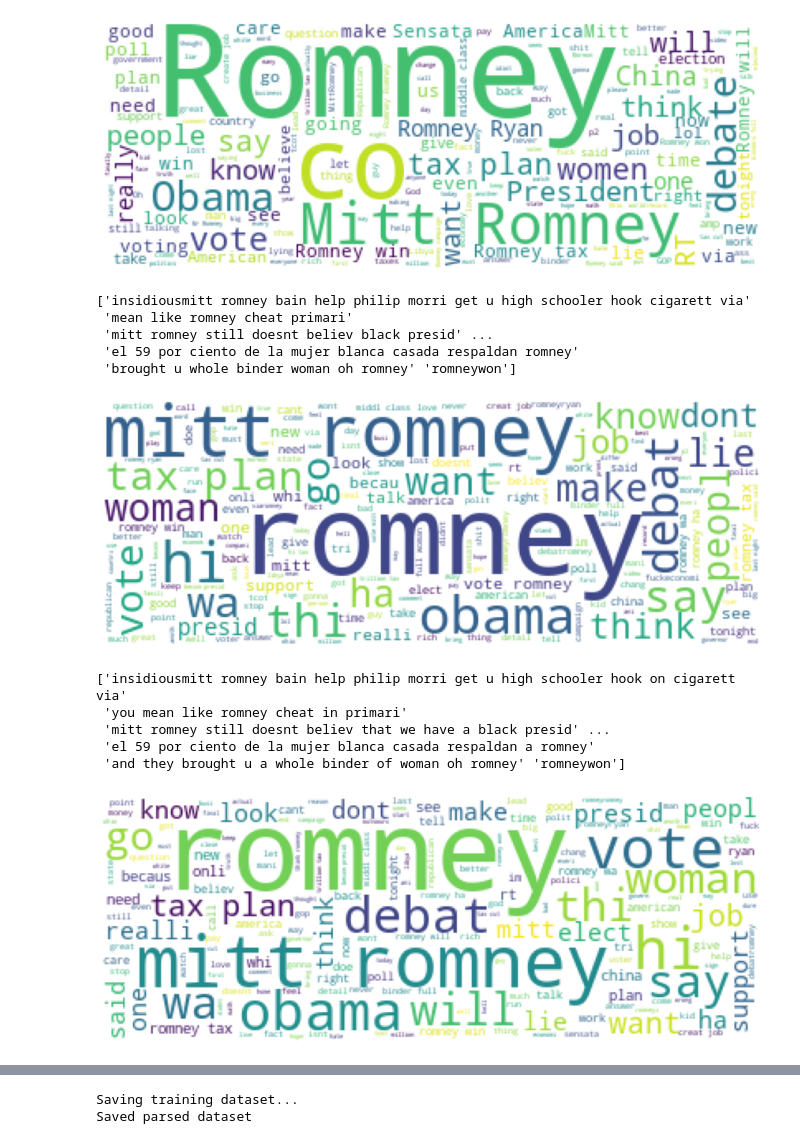
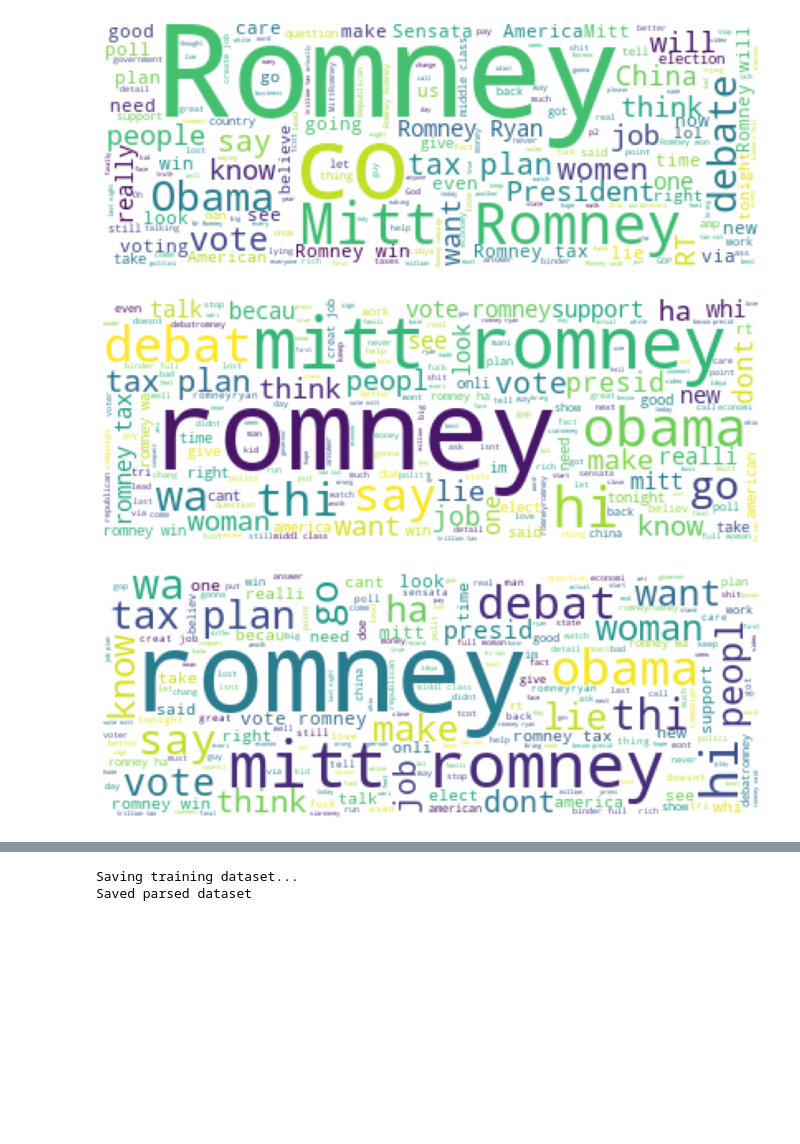
Before and after one commit to chiehhsi/Tweets_Sentiment_Analysis, a Jupyter notebook: Tweets_sentiment_analysis.ipynb, the cells around one changed output, grey strips where cells are left out. Saved outputs shown, nothing was run; the diff lists cells and outputs as text; code cells hidden in the pictures; blank space fills up the shorter version.

```diff
--- a/Tweets_sentiment_analysis.ipynb
+++ b/Tweets_sentiment_analysis.ipynb
@@ -82,7 +113,17 @@ def remove_specialchar(tweet):
     #Remove all char not alphabets, num or whitespaces
     tweet = re.sub('[^A-Za-z0-9 ]+','', tweet)
 
+    # Match all digits in the string and replace them by empty string
+    pattern = r'[0-9]'
+    tweet = re.sub(pattern, '', tweet)
+
     return tweet
+
+#Replace words in abbr_dict, short_word_dict
+def replace_words(s, words=abbr_dict):
+    for k, v in words.items():
+        s = s.replace(k, v)
+    return s
 
 
 #Attempts to replace every individual word with it's root word.
@@ -102,3 +143,25 @@ def stemmer_lemmatizer(tweet):
 #    a = stemmer_lemmatizer(b)
 #    print('last', a)
 #    print('last', remove_stopwords(a))
+# %%
+def tweet_cleaning(tweets, flag):
+
+    for i in range(len(tweets)):
+        #print(i)
+        #print('original:', tweets[i])
+        tweets[i] = tweets[i].lower()
+        replace_words(tweets[i])
+        tweets[i] = remove_specialchar(tweets[i])
+
+        if flag == 'stem_lem':
+            tweets[i] = stemmer_lemmatizer(tweets[i])
+        if flag == 'rm_stopwords':
+            tweets[i] = remove_stopwords(tweets[i])
+        if flag == 'all':
+            tmp = stemmer_lemmatizer(tweets[i])
+            tweets[i] = remove_stopwords(tmp)
+        #tmp = remove_specialchar(tweets[i])
+        #tmp = stemmer_lemmatizer(tmp)
+        #tweets[i] = remove_stopwords(tmp)
+        #print('final:', tweets[i])
+    return tweets
@@ -388,29 +535,19 @@ wordcloud(' '.join(tweets_rom))
 # %% [output]
 [figure]
 # %%
-# Remove special char only
-rom_rmspecial = tweet_cleaning(tweets_rom, '')
-print(rom_rmspecial)
-wordcloud(''.join(rom_rmspecial))
+# Basic Tweet Cleaning
+rom_reg = tweet_cleaning(tweets_rom, '')
+#print(rom_rmspecial)
+wordcloud(''.join(rom_reg))
 # %% [output]
-['insidiousmitt romney bain help philip morri get u high schooler hook cigarett via'
- 'mean like romney cheat primari'
- 'mitt romney still doesnt believ black presid' ...
- 'el 59 por ciento de la mujer blanca casada respaldan romney'
- 'brought u whole binder woman oh romney' 'romneywon']
-[figure, old version]
+[figure, new version]
 # %%
 # Tweet stemmer_lemmatizer
 rom_stemlem = tweet_cleaning(tweets_rom, 'stem_lem')
-print(rom_stemlem)
+#print(rom_stemlem)
 wordcloud(''.join(rom_stemlem))
 # %% [output]
-['insidiousmitt romney bain help philip morri get u high schooler hook on cigarett via'
- 'you mean like romney cheat in primari'
- 'mitt romney still doesnt believ that we have a black presid' ...
- 'el 59 por ciento de la mujer blanca casada respaldan a romney'
- 'and they brought u a whole binder of woman oh romney' 'romneywon']
-[figure, old version]
+[figure, new version]
 # %%
 # Remove stopword
 rom_rmstop = tweet_cleaning(tweets_rom, 'rm_stopwords')
```
Also changed, not shown: parts of 62 cells of this notebook.
